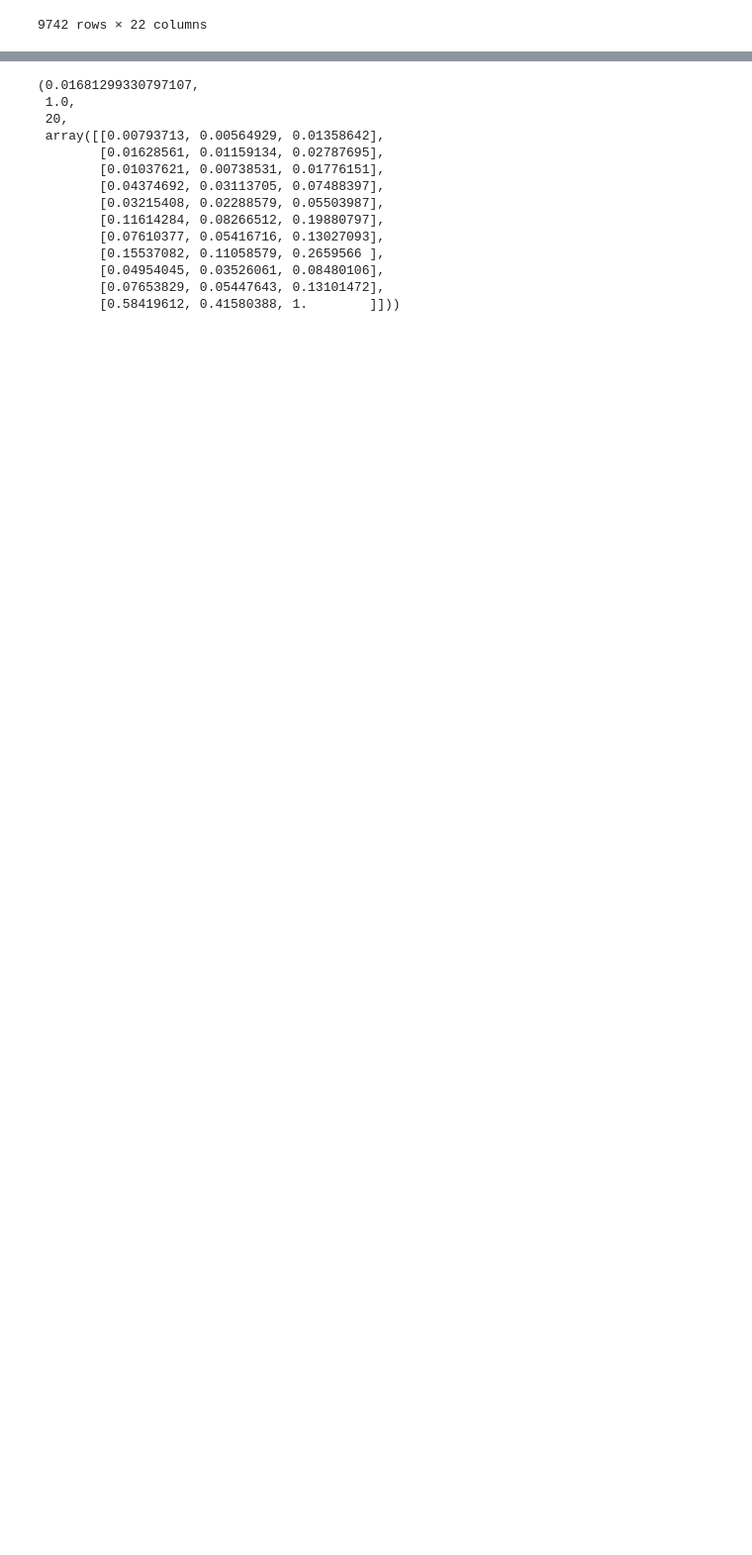
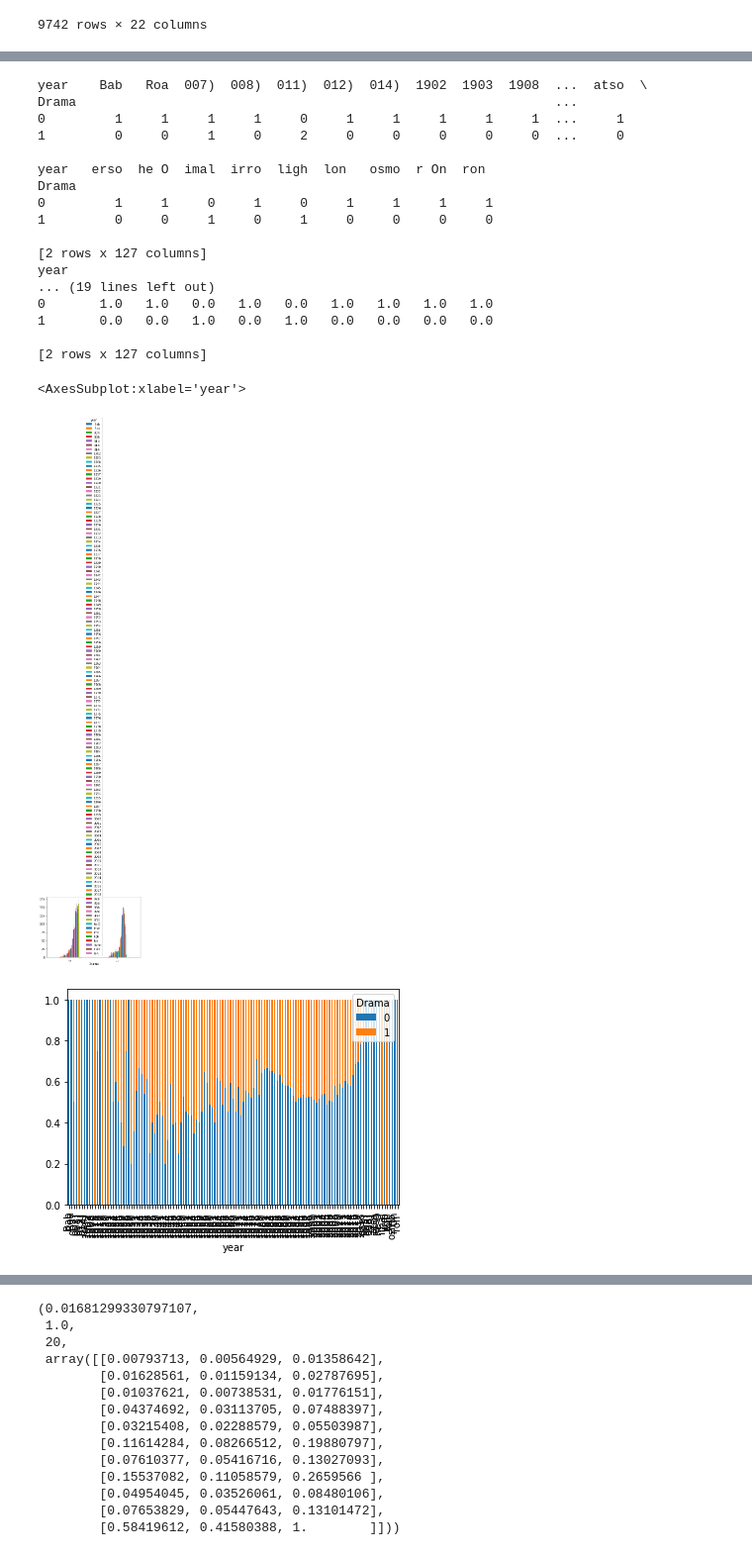
Before and after one commit to yihuaH/cs105-final-project, a Jupyter notebook: final.ipynb, the cells around one changed output, grey strips where cells are left out. Shown at 99% size. Saved outputs shown, nothing was run; the diff lists cells and outputs as text; code cells hidden in the pictures; blank space fills up the shorter version.

```diff
--- a/final.ipynb
+++ b/final.ipynb
@@ -169,0 +128,28 @@ ValueError: pie requires either y column or 'subplots=True'
+# %%
+ct = pd.crosstab(movies.Drama, movies['year'])
+print(ct)
+ct.plot.bar()
+print(ct.sum()/ct.sum().sum())
+print(ct/ct.sum())
+(ct/ct.sum()).T.plot.bar(stacked = True)
+# %% [output]
+year    Bab   Roa  007)  008)  011)  012)  014)  1902  1903  1908  ...  atso  \
+Drama                                                              ...
+0         1     1     1     1     0     1     1     1     1     1  ...     1
+1         0     0     1     0     2     0     0     0     0     0  ...     0
+
+year   erso  he O  imal  irro  ligh  lon   osmo  r On  ron
+Drama
+0         1     1     0     1     0     1     1     1     1
+1         0     0     1     0     1     0     0     0     0
+
+[2 rows x 127 columns]
+year
+... (19 lines left out)
+0       1.0   1.0   0.0   1.0   0.0   1.0   1.0   1.0   1.0
+1       0.0   0.0   1.0   0.0   1.0   0.0   0.0   0.0   0.0
+
+[2 rows x 127 columns]
+<AxesSubplot:xlabel='year'>
+[figure, added]
+[figure, added]
```
Also changed, not shown: parts of 9 cells of this notebook.
